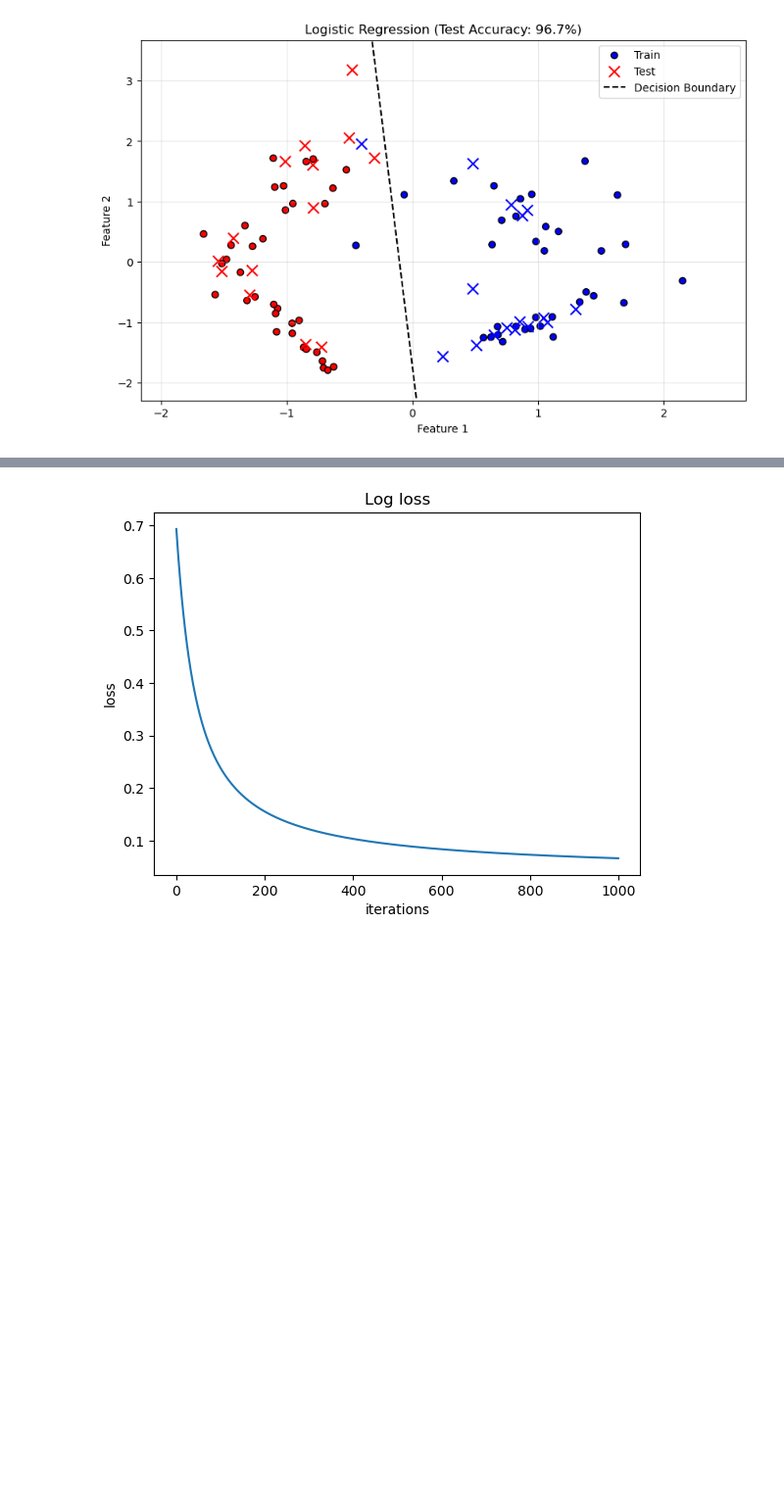
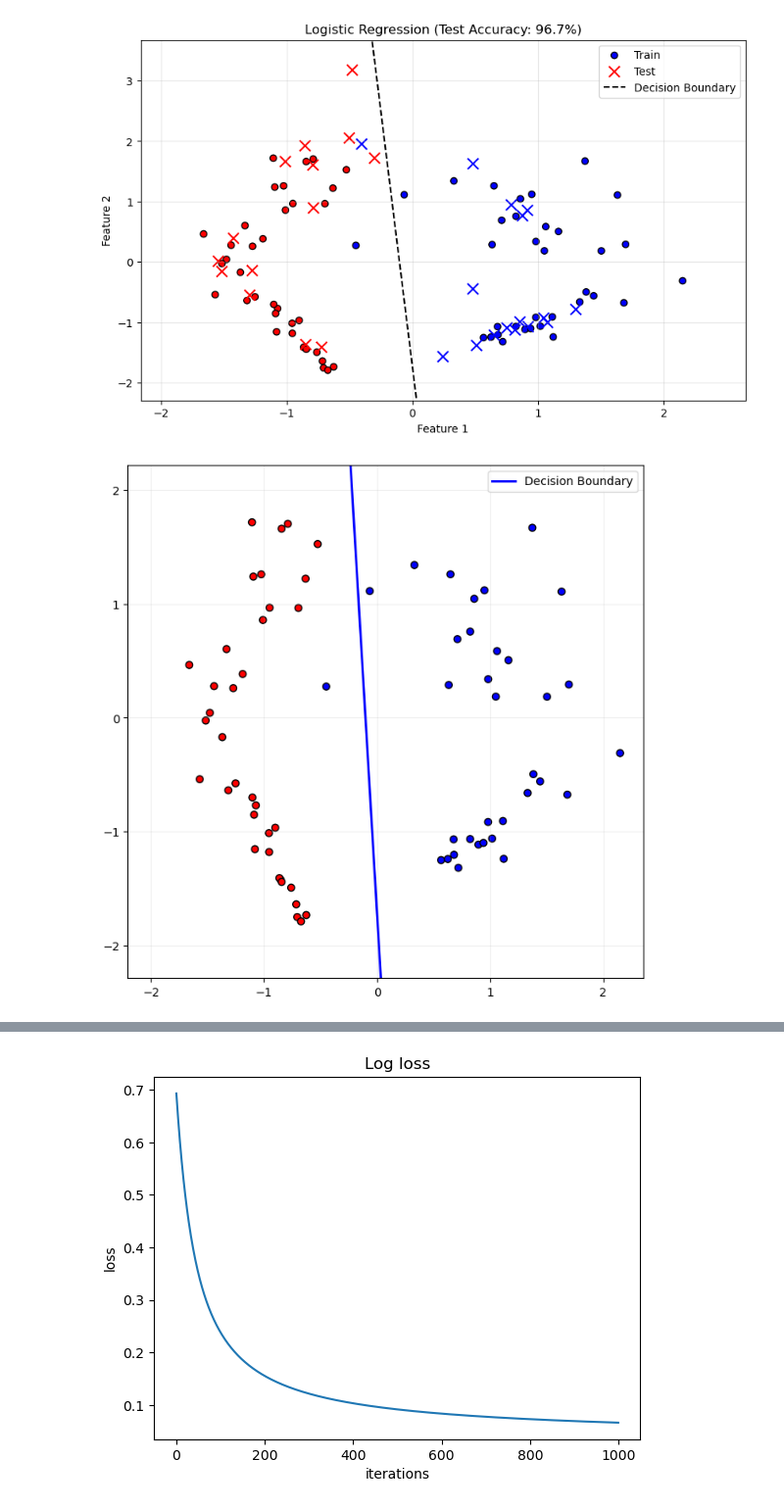
Before and after one commit to iTonyJah/DataScience, a Jupyter notebook: Edu/classical_ml/classical_ml_test.ipynb, the cells around one changed output, grey strips where cells are left out. Shown at 98% size. Saved outputs shown, nothing was run; the diff lists cells and outputs as text; code cells hidden in the pictures; blank space fills up the shorter version.

```diff
--- a/Edu/classical_ml/classical_ml_test.ipynb
+++ b/Edu/classical_ml/classical_ml_test.ipynb
@@ -1423,3 +1434,26 @@ plt.show()
 Точность на обучающей выборке: 98.571
 Точность на тестовой выборке: 96.667
 [figure]
+# %%
+data = np.linspace(-2, 2, 100)
+
+plt.figure(figsize=(8, 8))
+
+# 1. Рисуем точки
+plt.scatter(X_train[:, 0], X_train[:, 1], c=y_train, cmap=colors, edgecolors='k')
+
+# 2. СЧИТАЕМ ПРАВИЛЬНУЮ ЛИНИЮ
+# Используем формулу: x2 = -(w1*x1 + b) / w2
+# w[0] — это w1, w[1] — это w2
+line_values = -(w[0] * data + b) / w[1]
+
+# 3. Рисуем линию
+plt.plot(data, line_values, label='Decision Boundary', color='blue', linewidth=2)
+
+# Ограничиваем оси, чтобы график был аккуратным
+plt.ylim(X_train[:, 1].min() - 0.5, X_train[:, 1].max() + 0.5)
+plt.grid(True, alpha=0.2)
+plt.legend()
+plt.show()
+# %% [output]
+[figure, added]
```
Also changed, not shown: parts of 6 cells of this notebook.
